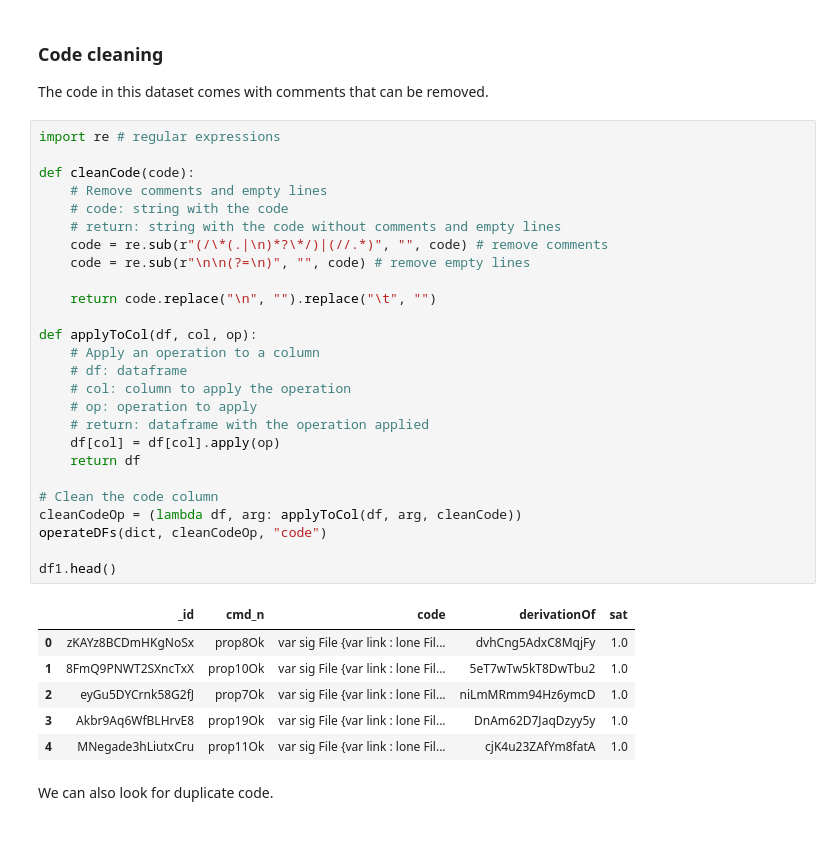
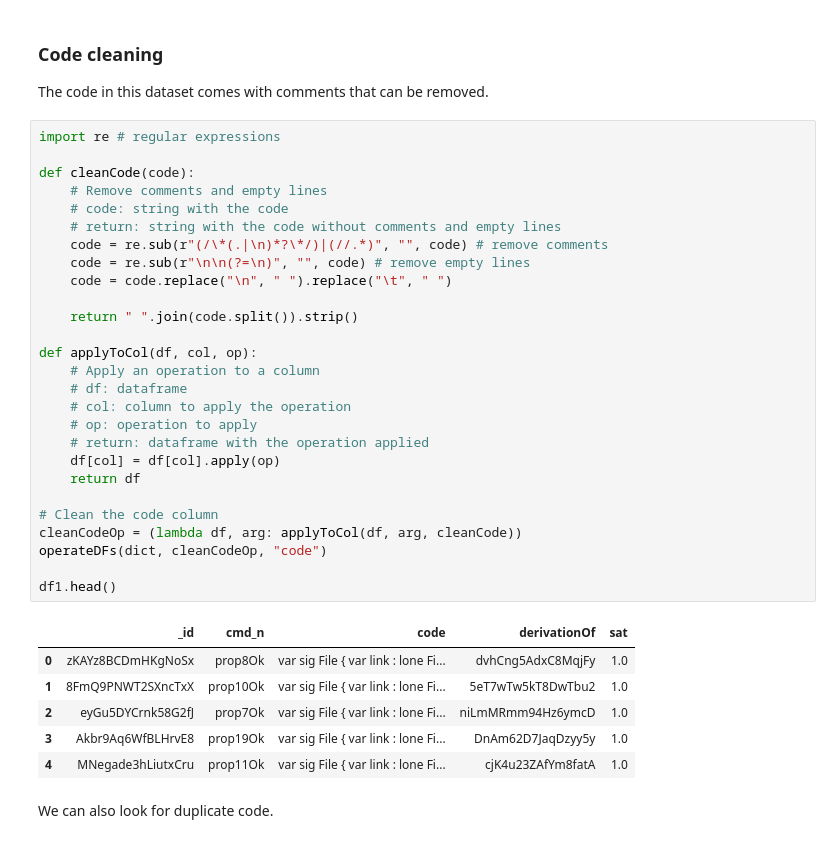
Before and after one commit to anaines14/HiGenA, a Jupyter notebook: data_preparation/notebook.ipynb, the cells around one changed output. Cells and saved outputs as stored; diff of their text form.

```diff
--- a/data_preparation/notebook.ipynb
+++ b/data_preparation/notebook.ipynb
@@ -299,36 +304,37 @@ The code in this dataset comes with comments that can be removed.
 # %%
 import re # regular expressions
 
 def cleanCode(code):
     # Remove comments and empty lines
     # code: string with the code
     # return: string with the code without comments and empty lines
     code = re.sub(r"(/\*(.|\n)*?\*/)|(//.*)", "", code) # remove comments
     code = re.sub(r"\n\n(?=\n)", "", code) # remove empty lines
+    code = code.replace("\n", " ").replace("\t", " ")
 
-    return code.replace("\n", "").replace("\t", "")
+    return " ".join(code.split()).strip()
 
 def applyToCol(df, col, op):
     # Apply an operation to a column
     # df: dataframe
     # col: column to apply the operation
     # op: operation to apply
     # return: dataframe with the operation applied
     df[col] = df[col].apply(op)
     return df
 
 # Clean the code column
 cleanCodeOp = (lambda df, arg: applyToCol(df, arg, cleanCode))
 operateDFs(dict, cleanCodeOp, "code")
 
 df1.head()
 # %% [output]
 |  | _id | cmd_n | code | derivationOf | sat |
-| 0 | zKAYz8BCDmHKgNoSx | prop8Ok | var sig File {var link : lone Fil... | dvhCng5AdxC8MqjFy | 1.0 |
-| 1 | 8FmQ9PNWT2SXncTxX | prop10Ok | var sig File {var link : lone Fil... | 5eT7wTw5kT8DwTbu2 | 1.0 |
-| 2 | eyGu5DYCrnk58G2fJ | prop7Ok | var sig File {var link : lone Fil... | niLmMRmm94Hz6ymcD | 1.0 |
-| 3 | Akbr9Aq6WfBLHrvE8 | prop19Ok | var sig File {var link : lone Fil... | DnAm62D7JaqDzyy5y | 1.0 |
-| 4 | MNegade3hLiutxCru | prop11Ok | var sig File {var link : lone Fil... | cjK4u23ZAfYm8fatA | 1.0 |
+| 0 | zKAYz8BCDmHKgNoSx | prop8Ok | var sig File { var link : lone Fi... | dvhCng5AdxC8MqjFy | 1.0 |
+| 1 | 8FmQ9PNWT2SXncTxX | prop10Ok | var sig File { var link : lone Fi... | 5eT7wTw5kT8DwTbu2 | 1.0 |
+| 2 | eyGu5DYCrnk58G2fJ | prop7Ok | var sig File { var link : lone Fi... | niLmMRmm94Hz6ymcD | 1.0 |
+| 3 | Akbr9Aq6WfBLHrvE8 | prop19Ok | var sig File { var link : lone Fi... | DnAm62D7JaqDzyy5y | 1.0 |
+| 4 | MNegade3hLiutxCru | prop11Ok | var sig File { var link : lone Fi... | cjK4u23ZAfYm8fatA | 1.0 |
 # %% [markdown]
 We can also look for duplicate code.
 # %%
```
Also changed, not shown: parts of 12 cells of this notebook, 3 other files.
